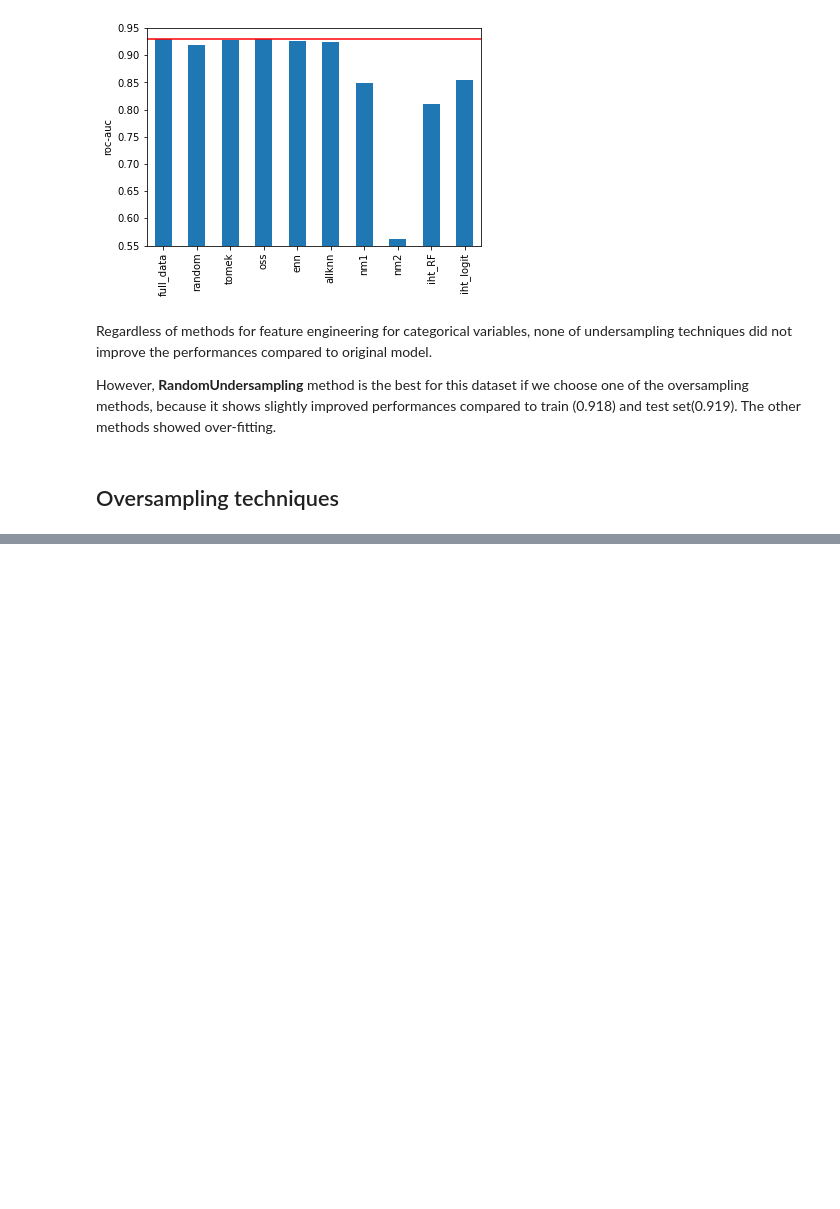
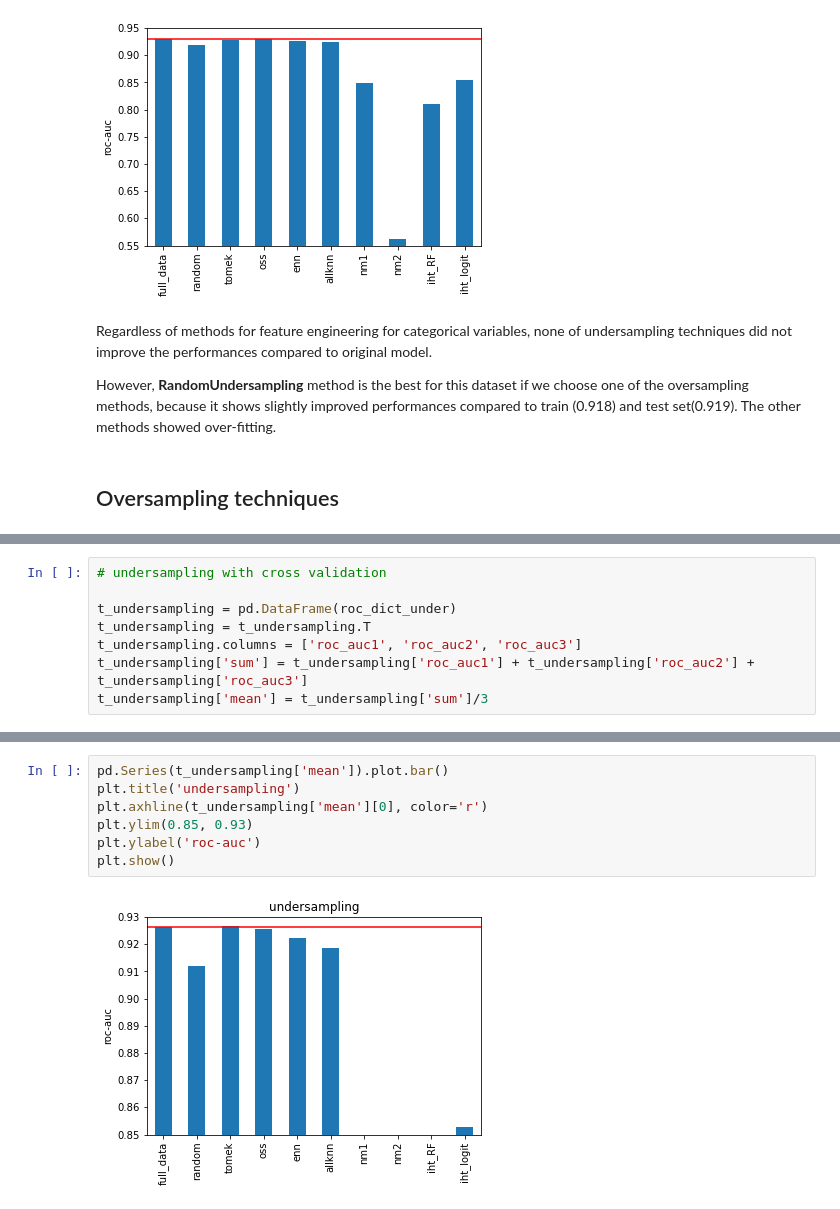
Before and after one commit to zoeyejiseoung/BankMarketing, a Jupyter notebook: Bank_Marketing_BalancingSampling.ipynb, the cells around one changed output, grey strips where cells are left out. Drawn from its saved outputs; the diff is of its cells as text; blank space fills up the shorter version.

```diff
--- a/Bank_Marketing_BalancingSampling.ipynb
+++ b/Bank_Marketing_BalancingSampling.ipynb
@@ -457,0 +1110,8 @@ However, __RandomUndersampling__ method is the best for this dataset if we choos
+# %%
+# undersampling with cross validation
+
+t_undersampling = pd.DataFrame(roc_dict_under)
+t_undersampling = t_undersampling.T
+t_undersampling.columns = ['roc_auc1', 'roc_auc2', 'roc_auc3']
+t_undersampling['sum'] = t_undersampling['roc_auc1'] + t_undersampling['roc_auc2'] + t_undersampling['roc_auc3']
+t_undersampling['mean'] = t_undersampling['sum']/3
@@ -457,0 +1166,9 @@ However, __RandomUndersampling__ method is the best for this dataset if we choos
+# %%
+pd.Series(t_undersampling['mean']).plot.bar()
+plt.title('undersampling')
+plt.axhline(t_undersampling['mean'][0], color='r')
+plt.ylim(0.85, 0.93)
+plt.ylabel('roc-auc')
+plt.show()
+# %% [output]
+[figure, added]
```
Also changed, not shown: parts of 31 cells of this notebook.
